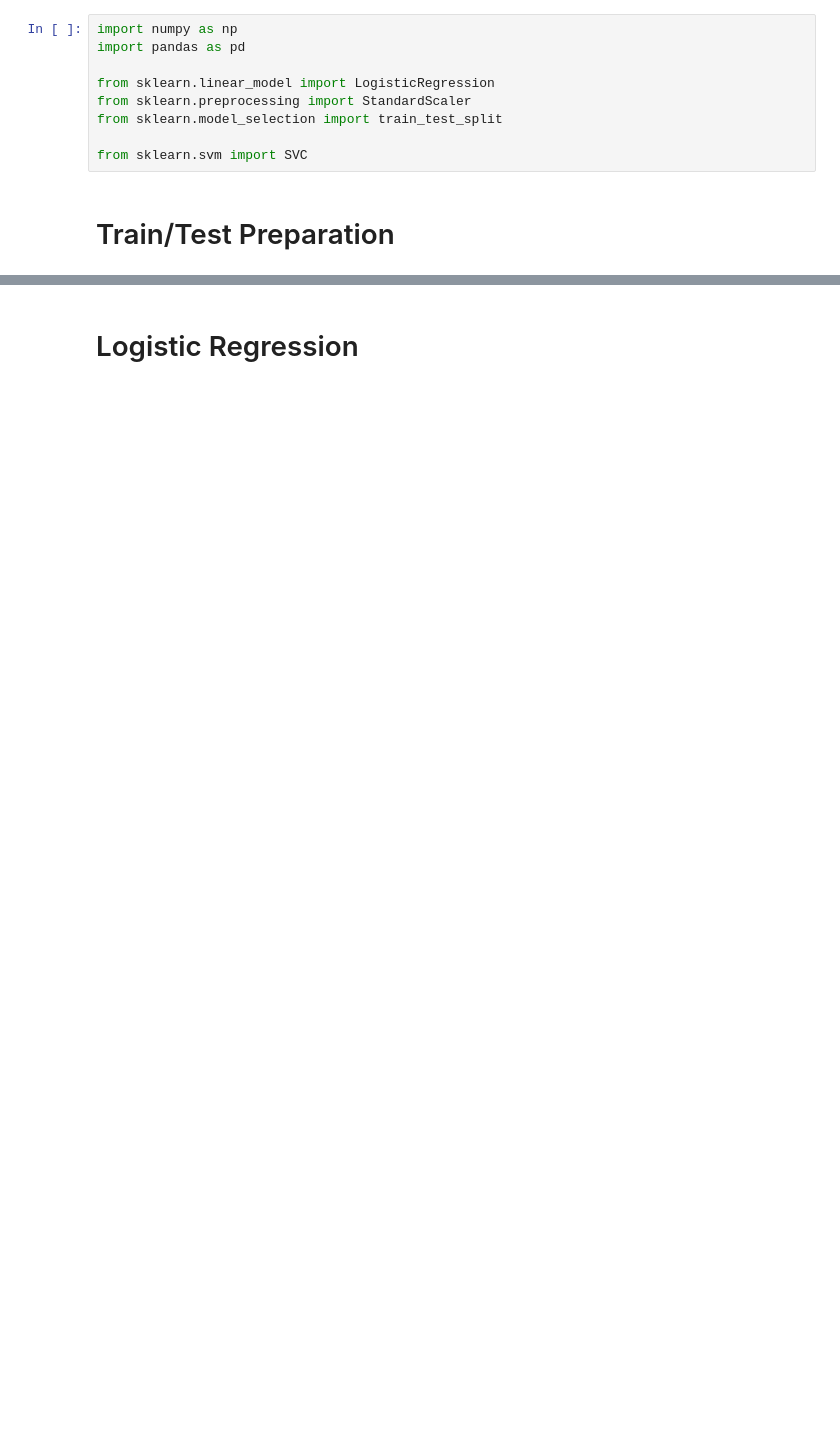
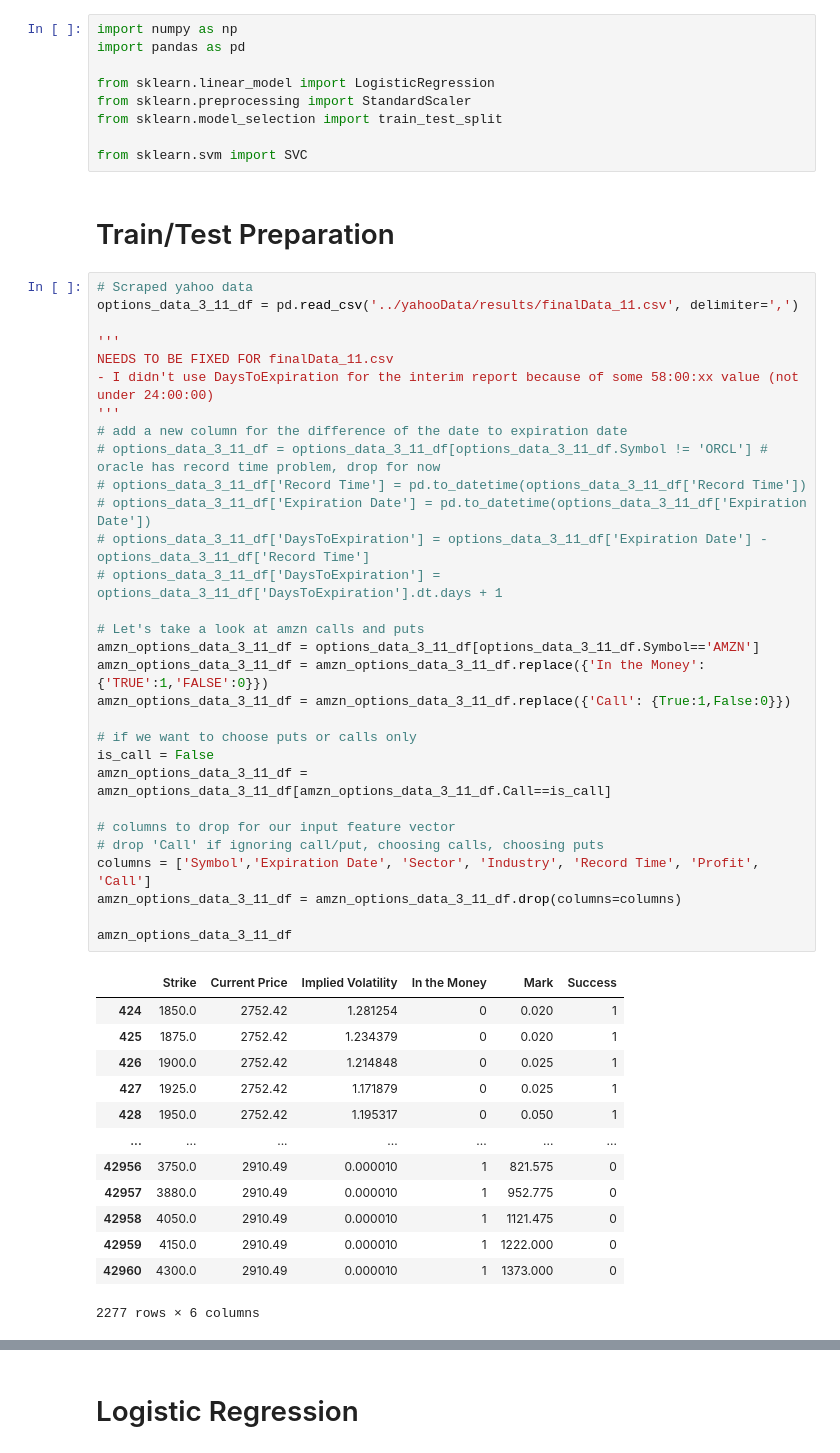
Before and after one commit to andknam/options-reinforcement-learning, a Jupyter notebook: models/classical_models.ipynb, the cells around one changed output, grey strips where cells are left out. Saved outputs shown, nothing was run; the diff lists cells and outputs as text; blank space fills up the shorter version.

```diff
--- a/models/classical_models.ipynb
+++ b/models/classical_models.ipynb
@@ -9,5 +9,49 @@ from sklearn.model_selection import train_test_split
 from sklearn.svm import SVC
 # %% [markdown]
 # Train/Test Preparation
+# %%
+# Scraped yahoo data
+options_data_3_11_df = pd.read_csv('../yahooData/results/finalData_11.csv', delimiter=',')
+
+'''
+NEEDS TO BE FIXED FOR finalData_11.csv
+- I didn't use DaysToExpiration for the interim report because of some 58:00:xx value (not under 24:00:00)
+'''
+# add a new column for the difference of the date to expiration date
+# options_data_3_11_df = options_data_3_11_df[options_data_3_11_df.Symbol != 'ORCL'] # oracle has record time problem, drop for now
+# options_data_3_11_df['Record Time'] = pd.to_datetime(options_data_3_11_df['Record Time'])
+# options_data_3_11_df['Expiration Date'] = pd.to_datetime(options_data_3_11_df['Expiration Date'])
+# options_data_3_11_df['DaysToExpiration'] = options_data_3_11_df['Expiration Date'] - options_data_3_11_df['Record Time']
+# options_data_3_11_df['DaysToExpiration'] = options_data_3_11_df['DaysToExpiration'].dt.days + 1
+
+# Let's take a look at amzn calls and puts
+amzn_options_data_3_11_df = options_data_3_11_df[options_data_3_11_df.Symbol=='AMZN']
+amzn_options_data_3_11_df = amzn_options_data_3_11_df.replace({'In the Money': {'TRUE':1,'FALSE':0}})
+amzn_options_data_3_11_df = amzn_options_data_3_11_df.replace({'Call': {True:1,False:0}})
+
+# if we want to choose puts or calls only
+is_call = False
+amzn_options_data_3_11_df = amzn_options_data_3_11_df[amzn_options_data_3_11_df.Call==is_call]
+
+# columns to drop for our input feature vector
+# drop 'Call' if ignoring call/put, choosing calls, choosing puts
+columns = ['Symbol','Expiration Date', 'Sector', 'Industry', 'Record Time', 'Profit', 'Call']
+amzn_options_data_3_11_df = amzn_options_data_3_11_df.drop(columns=columns)
+
+amzn_options_data_3_11_df
+# %% [output]
+|  | Strike | Current Price | Implied Volatility | In the Money | Mark | Success |
+| 424 | 1850.0 | 2752.42 | 1.281254 | 0 | 0.020 | 1 |
+| 425 | 1875.0 | 2752.42 | 1.234379 | 0 | 0.020 | 1 |
+| 426 | 1900.0 | 2752.42 | 1.214848 | 0 | 0.025 | 1 |
+| 427 | 1925.0 | 2752.42 | 1.171879 | 0 | 0.025 | 1 |
+| 428 | 1950.0 | 2752.42 | 1.195317 | 0 | 0.050 | 1 |
+| ... | ... | ... | ... | ... | ... | ... |
+| 42956 | 3750.0 | 2910.49 | 0.000010 | 1 | 821.575 | 0 |
+| 42957 | 3880.0 | 2910.49 | 0.000010 | 1 | 952.775 | 0 |
+| 42958 | 4050.0 | 2910.49 | 0.000010 | 1 | 1121.475 | 0 |
+| 42959 | 4150.0 | 2910.49 | 0.000010 | 1 | 1222.000 | 0 |
+| 42960 | 4300.0 | 2910.49 | 0.000010 | 1 | 1373.000 | 0 |
+2277 rows × 6 columns
 # %%
 # Scraped yahoo data
```
Also changed, not shown: parts of 12 cells of this notebook.
